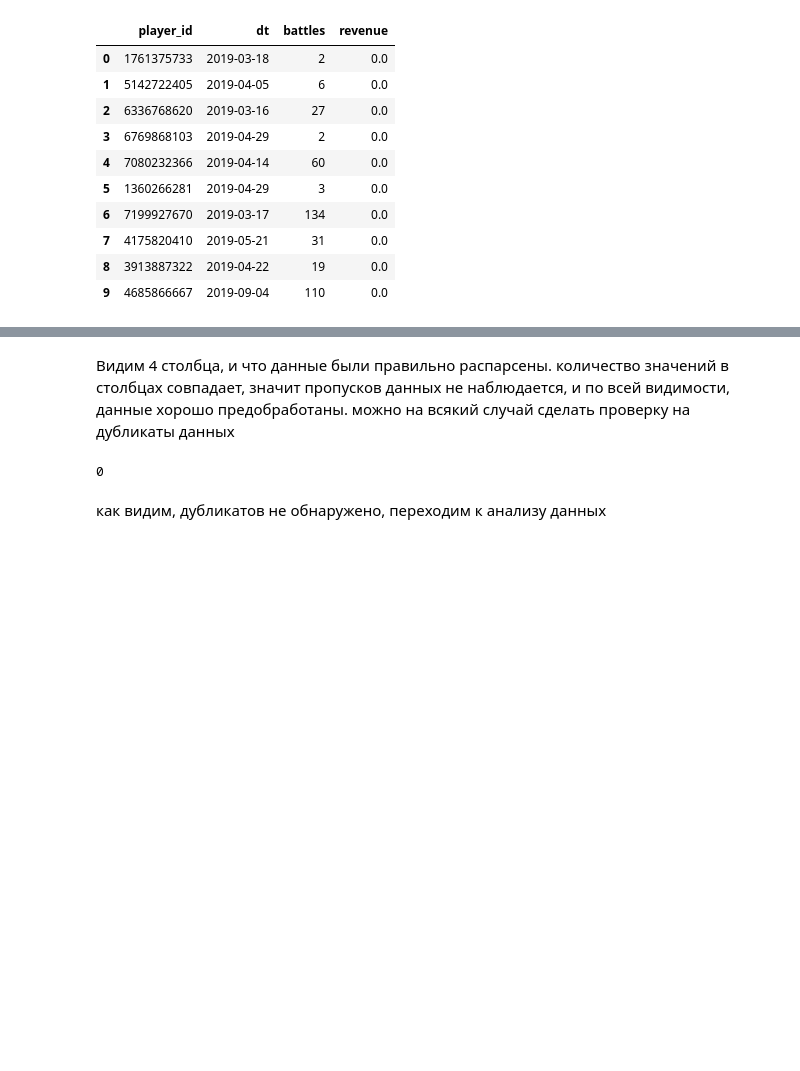
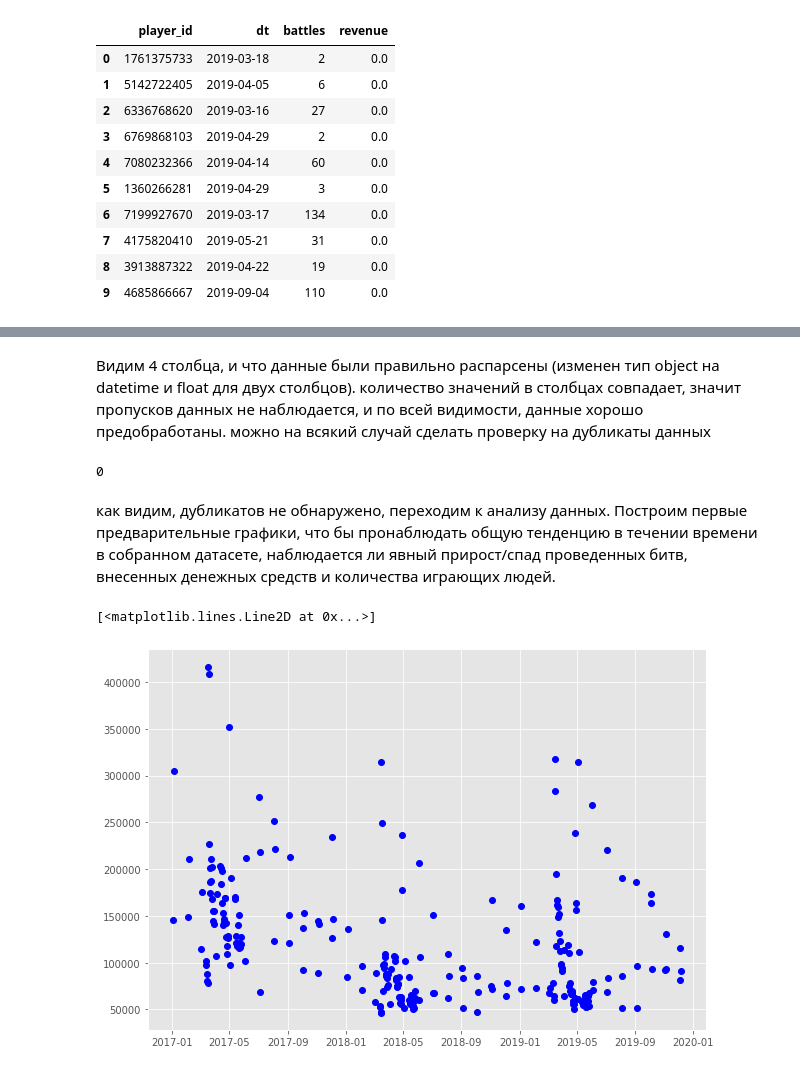
Before and after one commit to rritka/jupyter-notebook, a Jupyter notebook: Analysis_for_WG.ipynb, the cells around one changed output, grey strips where cells are left out. Drawn from its saved outputs; the diff is of its cells as text; code cells hidden in the pictures; blank space fills up the shorter version.

```diff
--- a/Analysis_for_WG.ipynb
+++ b/Analysis_for_WG.ipynb
@@ -1,7 +1,14 @@
 # %%
+import chart_studio.plotly as py
+import plotly.graph_objects as go
+import plotly.figure_factory as ff
+import matplotlib.pyplot as plt
 import pandas as pd
 import numpy as np
 from datetime import datetime, date, time
+
+plt.rcParams["figure.figsize"] = (10,7)
+plt.style.use('ggplot')
 # %%
 df = pd.read_csv('data.csv', delimiter=';', parse_dates=['dt'], decimal=",")
 # %% [markdown]
@@ -35,8 +46,14 @@ memory usage: 16.8 MB
 # %% [markdown]
-Видим 4 столбца, и что данные были правильно распарсены. количество значений в столбцах совпадает, значит пропусков данных не наблюдается, и по всей видимости, данные хорошо предобработаны. можно на всякий случай сделать проверку на дубликаты данных
+Видим 4 столбца, и что данные были правильно распарсены (изменен тип object на datetime и float для двух столбцов). количество значений в столбцах совпадает, значит пропусков данных не наблюдается, и по всей видимости, данные хорошо предобработаны. можно на всякий случай сделать проверку на дубликаты данных
 # %%
 df.duplicated().sum()
 # %% [output]
 0
-# %% [markdown]
-как видим, дубликатов не обнаружено, переходим к анализу данных
+# %% [markdown]
+как видим, дубликатов не обнаружено, переходим к анализу данных.
+Построим первые предварительные графики, что бы пронаблюдать общую тенденцию в течении времени в собранном датасете, наблюдается ли явный прирост/спад проведенных битв, внесенных денежных средств и количества играющих людей.
+# %%
+plt.plot(df.groupby(['dt'])['battles'].sum(), 'bo') #график количества боёв в день
+# %% [output]
+[<matplotlib.lines.Line2D at 0x...>]
+[figure, added]
```
Also changed, not shown: parts of 34 cells of this notebook, 1 other file.
